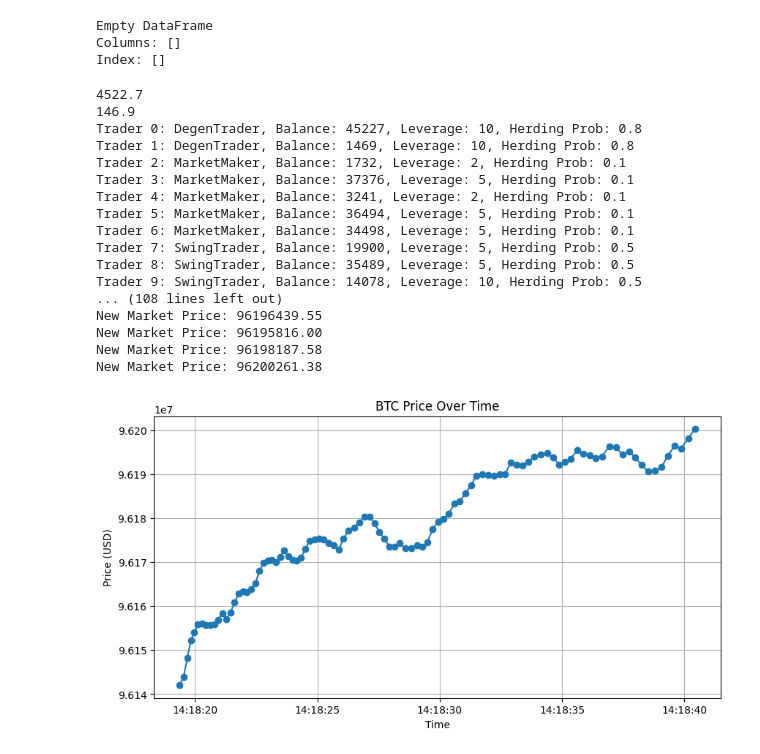
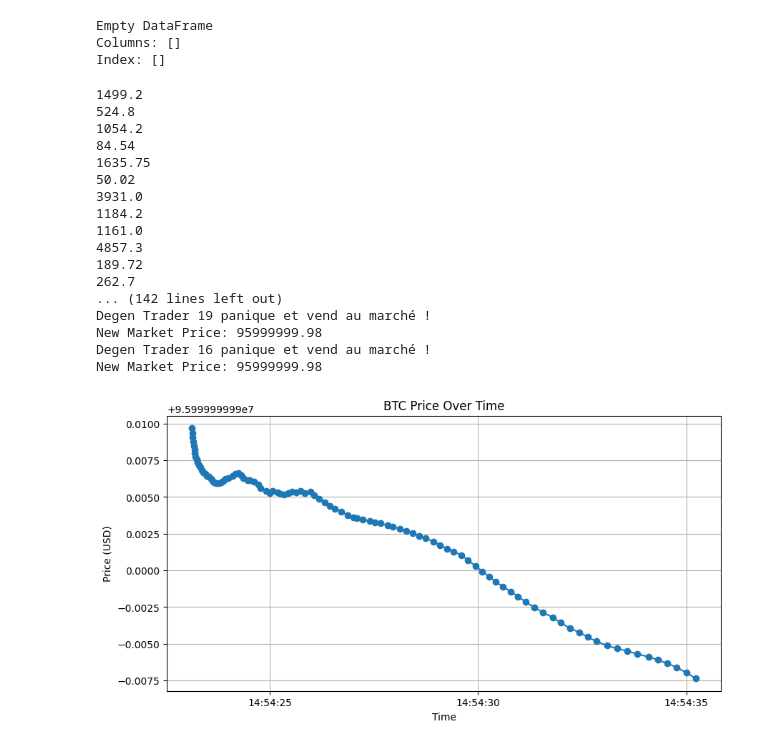
Before and after one commit to Plasmow/perplex_trading, a Jupyter notebook: perplex_simulation.ipynb, the cells around one changed output. Drawn from its saved outputs; the diff is of its cells as text; code cells hidden in the pictures.

Commit message:
correcting price market evolution with trades interaction

```diff
--- a/perplex_simulation.ipynb
+++ b/perplex_simulation.ipynb
@@ -436,7 +436,7 @@ class Trader:
         self.trader_id = trader_id
         self.balance = balance
         self.leverage = leverage
-        self.position = 'BUY'  # 'BUY', 'SELL', 'NEUTRAL' ou 'LIQUIDATED'
+        self.position = 'SELL'  # 'BUY', 'SELL', 'NEUTRAL' ou 'LIQUIDATED'
         self.entry_price = market_price
         self.margin = balance / leverage
         self.liquidation_price = self.calculate_liquidation_price()
@@ -582,10 +582,10 @@ class ArbitrageTrader(Trader):
 
 class Market:
     """Classe représentant le marché et la mise à jour du prix."""
-    def __init__(self, initial_price=96000000, alpha=0.0001, beta=0.0002):
+    def __init__(self, initial_price=96000000, alpha=0.0001):
+
         self.price = initial_price  # Prix initial du marché
         self.alpha = alpha  # Coefficient d'impact des ordres sur le prix
-        self.beta = beta  # Coefficient d'impact des liquidations sur le prix
 
     def update_price(self, order_book):
         """Met à jour le prix du marché en utilisant la loi de la racine carrée."""
@@ -607,8 +607,9 @@ class Market:
         net_order_flow = buy_volume - sell_volume
 
         # Application de la loi de la racine carrée
-        price_change = (self.alpha * np.sqrt(abs(net_order_flow))) - (self.beta * np.sqrt(abs(liquidation_volume)))
-        self.price *= (1 + price_change)
+
+        price_change = (self.alpha * np.sign(net_order_flow)* np.sqrt(abs(net_order_flow)))
+        self.price +=  price_change
 
         print(f"New Market Price: {self.price:.2f}")
         return self.price
@@ -684,16 +685,17 @@ Empty DataFrame
 Columns: []
 Index: []
 # %%
-# Génération de 20 traders avec différents profils
+# Génération de 20 traders avec différents profils et d'un marché
+market = Market()
 trader_profiles = [MarketMaker, DegenTrader, SwingTrader, ArbitrageTrader]
 traders = []
 id = 0
 market_price = market.price
 
-nb_degens = 2
-nb_market_makers = 5
-nb_swing_traders = 3
-nb_arbitrage_traders = 10
+nb_degens = 20
+nb_market_makers = 0
+nb_swing_traders = 0
+nb_arbitrage_traders = 0
 
 for _ in range(nb_degens) :
     trader = DegenTrader(id,random.randint(1000, 50000), market_price)
@@ -719,53 +721,54 @@ for trader in traders:
 
 # Initialize lists to store prices and timestamps
 prices = []
 timestamps = []
 
+
 # Simulation over multiple time steps
 for _ in range(100):  # For example, 100 time steps
     neighbor_positions = [trader.position for trader in traders]
     trend = "bearish"
     herd_position = max(set(neighbor_positions), key=neighbor_positions.count) if neighbor_positions else "BUY"
     # Generate random orders for each trader
     for trader in traders:
-        order_type, quantity = trader.what_does_he_do(market.price, trend, herd_position)
-        order_book.add_order(trader, order_type, quantity)
-
-
+        if trader.position == "LIQUIDATED":
+            traders = [t for t in traders if t.trader_id != trader.trader_id]
+        else :
+            order_type, quantity = trader.what_does_he_do(market.price, trend, herd_position)
+            order_book.add_order(trader, order_type, quantity)
 
     df_order_book = order_book.get_order_book_df()
-    market = Market()
     new_price = market.update_price(order_book)
     prices.append(new_price)
     timestamps.append(datetime.now())
 
 # Convert timestamps and prices to a DataFrame for plotting
 df_prices = pd.DataFrame({'time': timestamps, 'price': prices})
 
 # Plotting the prices over time
 plt.figure(figsize=(10, 5))
 plt.plot(df_prices['time'], df_prices['price'], marker='o')
 plt.title('BTC Price Over Time')
 plt.xlabel('Time')
 plt.ylabel('Price (USD)')
 plt.grid(True)
 plt.show()
 # %% [output]
-4522.7
-146.9
-Trader 0: DegenTrader, Balance: 45227, Leverage: 10, Herding Prob: 0.8
-Trader 1: DegenTrader, Balance: 1469, Leverage: 10, Herding Prob: 0.8
-Trader 2: MarketMaker, Balance: 1732, Leverage: 2, Herding Prob: 0.1
-Trader 3: MarketMaker, Balance: 37376, Leverage: 5, Herding Prob: 0.1
-Trader 4: MarketMaker, Balance: 3241, Leverage: 2, Herding Prob: 0.1
-Trader 5: MarketMaker, Balance: 36494, Leverage: 5, Herding Prob: 0.1
-Trader 6: MarketMaker, Balance: 34498, Leverage: 5, Herding Prob: 0.1
-Trader 7: SwingTrader, Balance: 19900, Leverage: 5, Herding Prob: 0.5
-Trader 8: SwingTrader, Balance: 35489, Leverage: 5, Herding Prob: 0.5
-Trader 9: SwingTrader, Balance: 14078, Leverage: 10, Herding Prob: 0.5
-... (108 lines left out)
-New Market Price: 96196439.55
-New Market Price: 96195816.00
-New Market Price: 96198187.58
-New Market Price: 96200261.38
+1499.2
+524.8
+1054.2
+84.54
+1635.75
+50.02
+3931.0
+1184.2
+1161.0
+4857.3
+189.72
+262.7
+... (142 lines left out)
+Degen Trader 19 panique et vend au marché !
+New Market Price: 95999999.98
+Degen Trader 16 panique et vend au marché !
+New Market Price: 95999999.98
-[figure, old version]
+[figure, new version]
```
Also changed, not shown: 2 other files.
